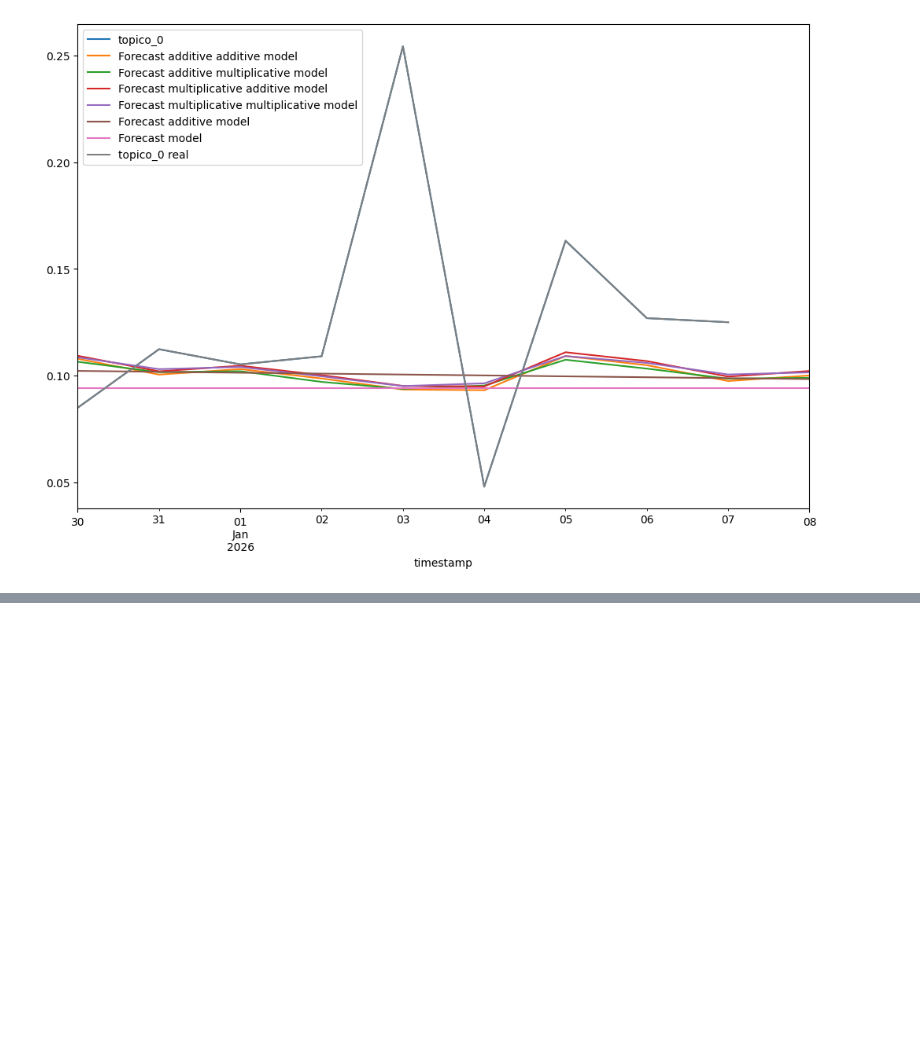
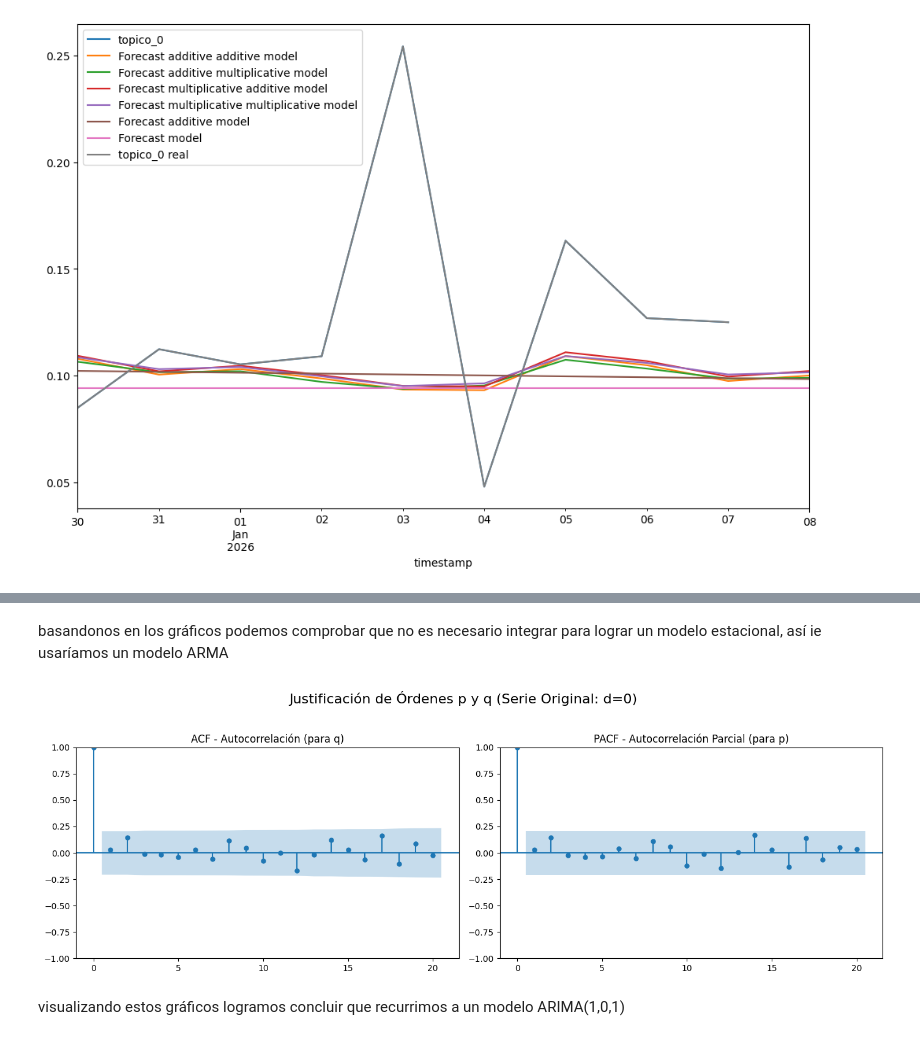
Before and after one commit to MiguelGP-13/DCDC-Project, a Jupyter notebook: dataMination/indicadoresAnalisisTemporal.ipynb, the cells around one changed output, grey strips where cells are left out. Saved outputs shown, nothing was run; the diff lists cells and outputs as text; code cells hidden in the pictures; blank space fills up the shorter version.

```diff
--- a/dataMination/indicadoresAnalisisTemporal.ipynb
+++ b/dataMination/indicadoresAnalisisTemporal.ipynb
@@ -361,0 +397,20 @@ plt.legend(loc='upper left')
+# %% [markdown]
+basandonos en los gráficos podemos comprobar que no es necesario integrar para lograr un modelo estacional, así ie usaríamos un modelo ARMA
+# %%
+# Generación de ACF y PACF sobre la serie estacionaria (d=0)
+
+fig, ax = plt.subplots(1, 2, figsize=(14, 5))
+fig.suptitle('Justificación de Órdenes p y q (Serie Original: d=0)', fontsize=16)
+
+# Gráfica ACF: Ayuda a determinar el orden q (Media Móvil - MA)
+plot_acf(series_diaria, lags=20, ax=ax[0], title='ACF - Autocorrelación (para q)')
+
+# Gráfica PACF: Ayuda a determinar el orden p (AutoRegresivo - AR)
+plot_pacf(series_diaria, lags=20, ax=ax[1], title='PACF - Autocorrelación Parcial (para p)')
+
+plt.tight_layout(rect=[0, 0.03, 1, 0.95])
+plt.savefig('ACF_PACF_p_q_d0.png')
+# %% [output]
+[figure, added]
+# %% [markdown]
+visualizando estos gráficos logramos concluir que recurrimos a un modelo ARIMA(1,0,1)
```
Also changed, not shown: parts of 9 cells of this notebook.
